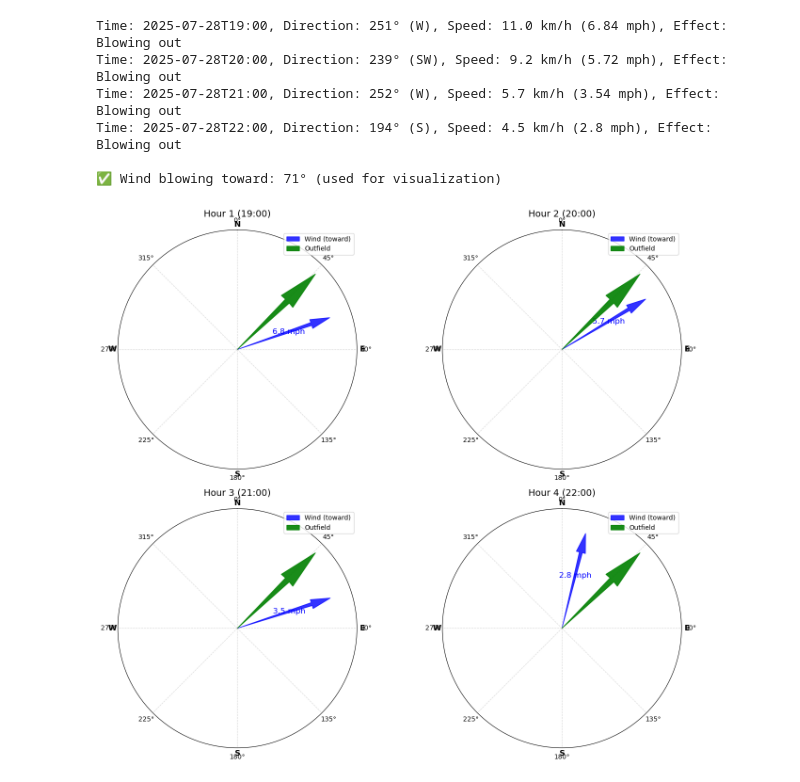
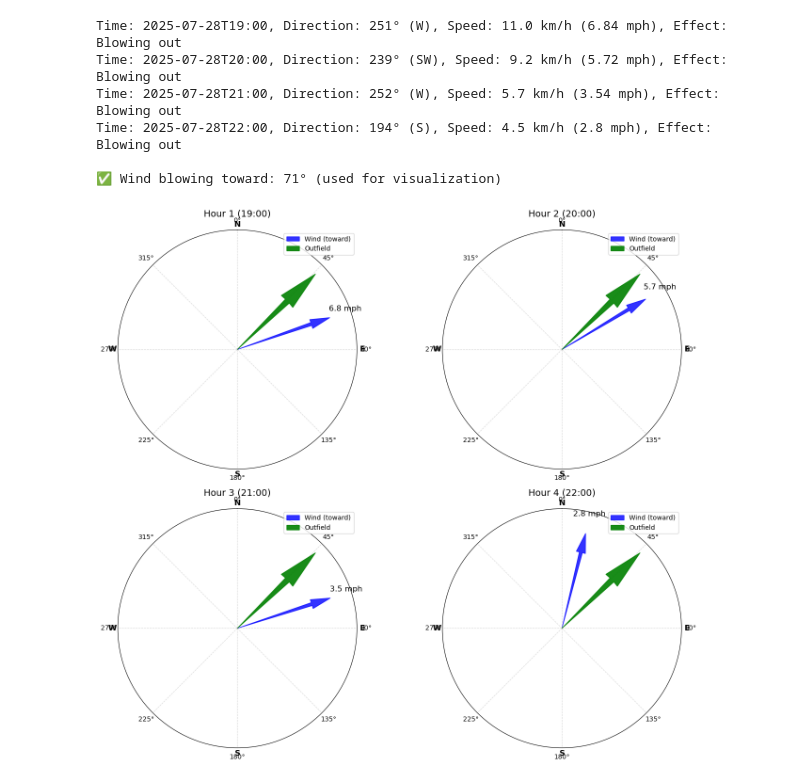
Before and after one commit to rpatel12438/mlb-wind-correlation, a Jupyter notebook: MLBwindCorrelation.ipynb, the cells around one changed output. Saved outputs shown, nothing was run; the diff lists cells and outputs as text; code cells hidden in the pictures.

```diff
--- a/MLBwindCorrelation.ipynb
+++ b/MLBwindCorrelation.ipynb
@@ -251,38 +251,38 @@ for i, entry in enumerate(filtered_wind):
              label='Wind (toward)', length_includes_head=True)
 
     # Show wind speed text along wind arrow
-    ax.text(theta_wind, 0.5, f"{speed_mph:.1f} mph",
-            fontsize=12, color='blue', ha='center', va='center')
+    ax.text(theta_wind, 1.05, f"{speed_mph:.1f} mph",
+        fontsize=12, color='black', ha='center', va='bottom')
 
     # Plot outfield direction arrow
     if outfield_direction_deg is not None:
         theta_outfield = np.deg2rad(outfield_direction_deg)
         ax.arrow(theta_outfield, 0, 0, 1,
                  width=0.08, color='green', alpha=0.9,
                  label='Outfield', length_includes_head=True, zorder=10)
 
     # Customize grid and labels
     ax.set_rmax(1.1)
     ax.set_rticks([])
     ax.set_rlabel_position(0)
     ax.grid(True, linestyle='--', alpha=0.5)
 
     # Cardinal direction labels
     for angle, label in zip([0, 90, 180, 270], ['N', 'E', 'S', 'W']):
         ax.text(np.deg2rad(angle), 1.15, label,
                 fontsize=12, fontweight='bold',
                 ha='center', va='center')
 
     # Title and legend
     time_label = entry["time"][-5:]
     ax.set_title(f"Hour {i+1} ({time_label})", fontsize=14, pad=20)
     ax.legend(loc='upper right')
 
 # Hide unused plots
 for j in range(len(filtered_wind), len(axes)):
     fig.delaxes(axes[j])
 
 plt.tight_layout()
 plt.show()
 # %% [output]
-[figure, old version]
+[figure, new version]
```
